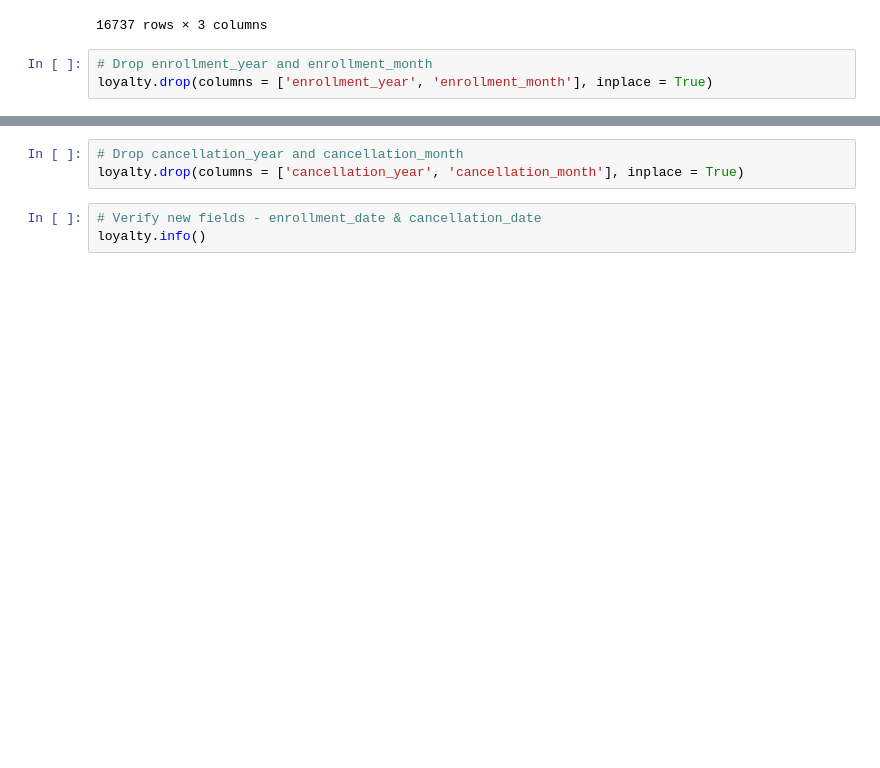
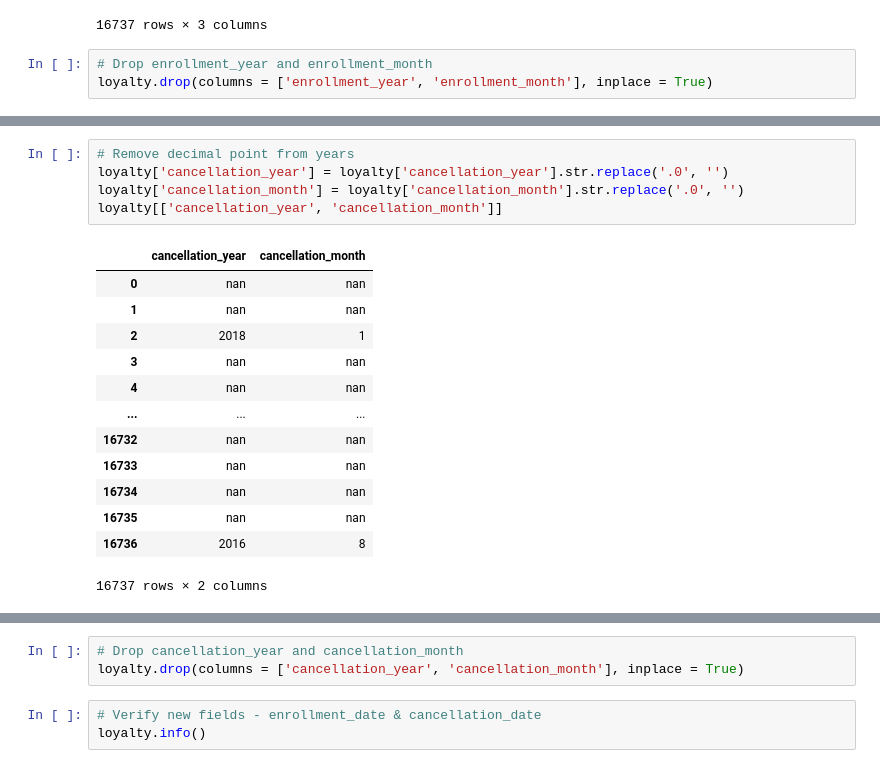
Before and after one commit to rml-lee/MYSQL-Tableau-Customer-Flights-Project, a Jupyter notebook: Data Cleaning & Exploration - Airline Loyalty Campaign Program Impact on Flights.ipynb, the cells around one changed output, grey strips where cells are left out. Cells and saved outputs as stored; diff of their text form; blank space fills up the shorter version.

```diff
--- a/Data Cleaning & Exploration - Airline Loyalty Campaign Program Impact on Flights.ipynb
+++ b/Data Cleaning & Exploration - Airline Loyalty Campaign Program Impact on Flights.ipynb
@@ -200,0 +201,19 @@ dtype: object
+# %%
+# Remove decimal point from years
+loyalty['cancellation_year'] = loyalty['cancellation_year'].str.replace('.0', '')
+loyalty['cancellation_month'] = loyalty['cancellation_month'].str.replace('.0', '')
+loyalty[['cancellation_year', 'cancellation_month']]
+# %% [output]
+|  | cancellation_year | cancellation_month |
+| 0 | nan | nan |
+| 1 | nan | nan |
+| 2 | 2018 | 1 |
+| 3 | nan | nan |
+| 4 | nan | nan |
+| ... | ... | ... |
+| 16732 | nan | nan |
+| 16733 | nan | nan |
+| 16734 | nan | nan |
+| 16735 | nan | nan |
+| 16736 | 2016 | 8 |
+16737 rows × 2 columns
```
Also changed, not shown: parts of 4 cells of this notebook.
